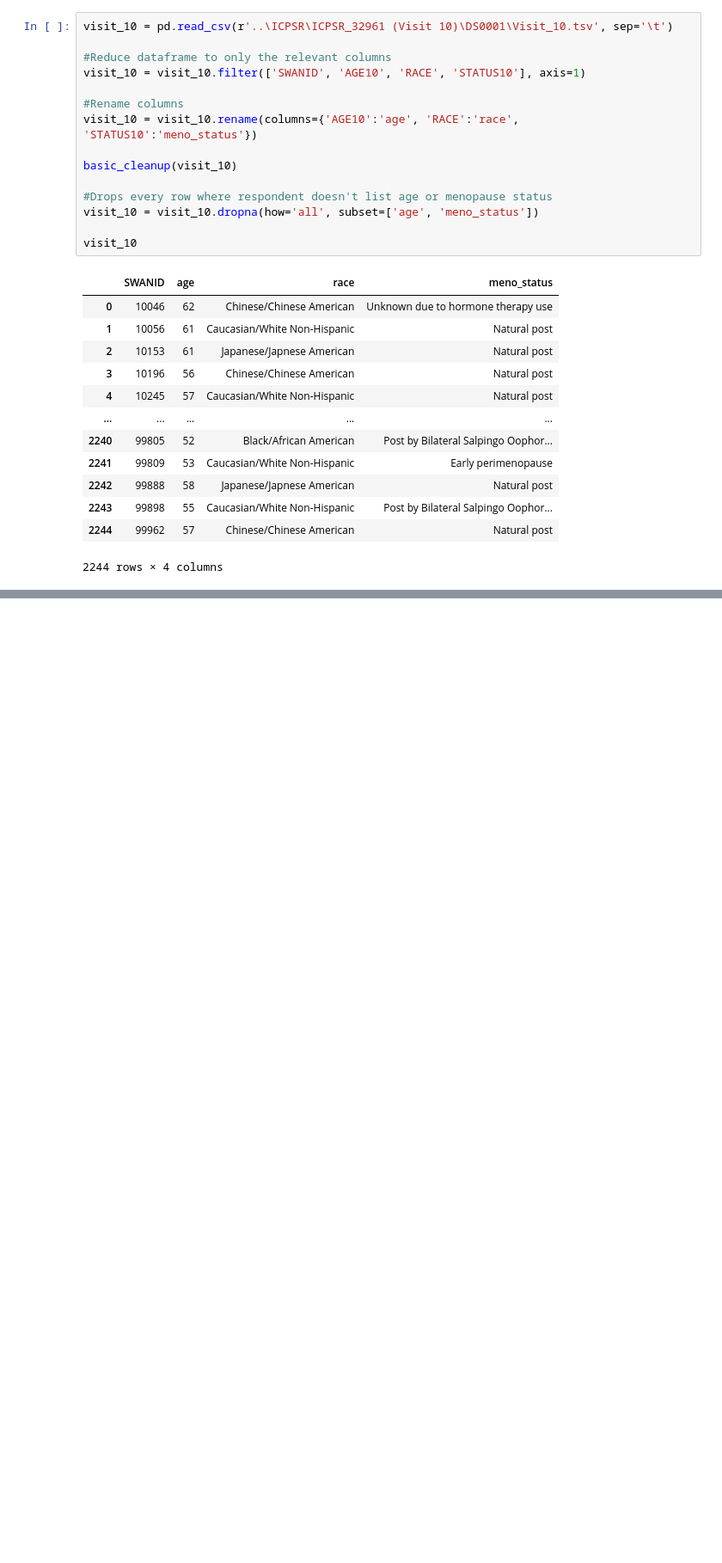
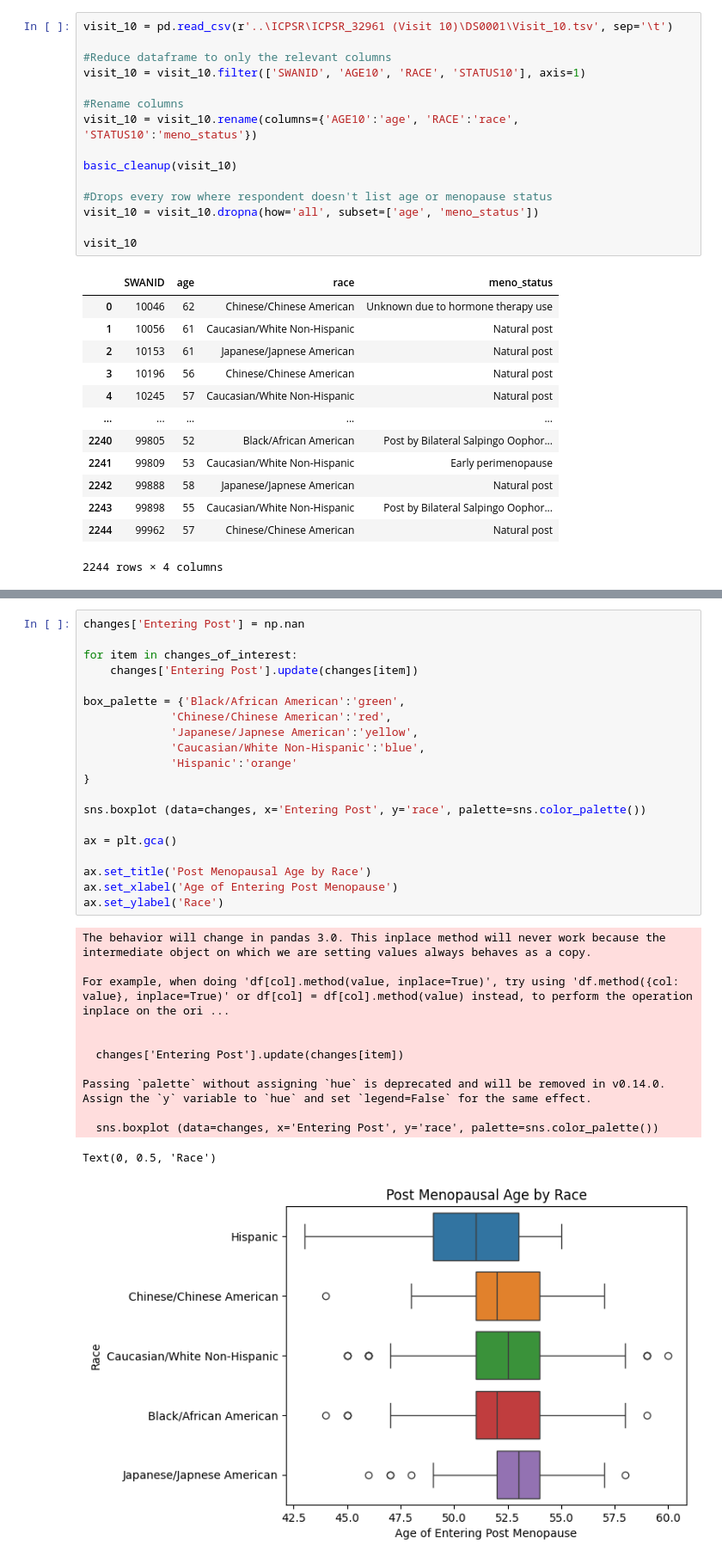
Before and after one commit to aldenyslo/webscrape_100l, a Jupyter notebook: ICPSR/ICPSR.ipynb, the cells around one changed output, grey strips where cells are left out. Shown at 86% size. Drawn from its saved outputs; the diff is of its cells as text; blank space fills up the shorter version.

```diff
--- a/ICPSR/ICPSR.ipynb
+++ b/ICPSR/ICPSR.ipynb
@@ -468,0 +567,33 @@ Name: count, dtype: int64
+# %%
+changes['Entering Post'] = np.nan
+
+for item in changes_of_interest:
+    changes['Entering Post'].update(changes[item])
+
+box_palette = {'Black/African American':'green',
+             'Chinese/Chinese American':'red',
+             'Japanese/Japnese American':'yellow',
+             'Caucasian/White Non-Hispanic':'blue',
+             'Hispanic':'orange'
+}
+
+sns.boxplot (data=changes, x='Entering Post', y='race', palette=sns.color_palette())
+
+ax = plt.gca()
+
+ax.set_title('Post Menopausal Age by Race')
+ax.set_xlabel('Age of Entering Post Menopause')
+ax.set_ylabel('Race')
+# %% [output]
+The behavior will change in pandas 3.0. This inplace method will never work because the intermediate object on which we are setting values always behaves as a copy.
+
+For example, when doing 'df[col].method(value, inplace=True)', try using 'df.method({col: value}, inplace=True)' or df[col] = df[col].method(value) instead, to perform the operation inplace on the ori ...
+
+
+  changes['Entering Post'].update(changes[item])
+
+Passing `palette` without assigning `hue` is deprecated and will be removed in v0.14.0. Assign the `y` variable to `hue` and set `legend=False` for the same effect.
+
+  sns.boxplot (data=changes, x='Entering Post', y='race', palette=sns.color_palette())
+Text(0, 0.5, 'Race')
+[figure, added]
```
Also changed, not shown: parts of 10 cells of this notebook.
